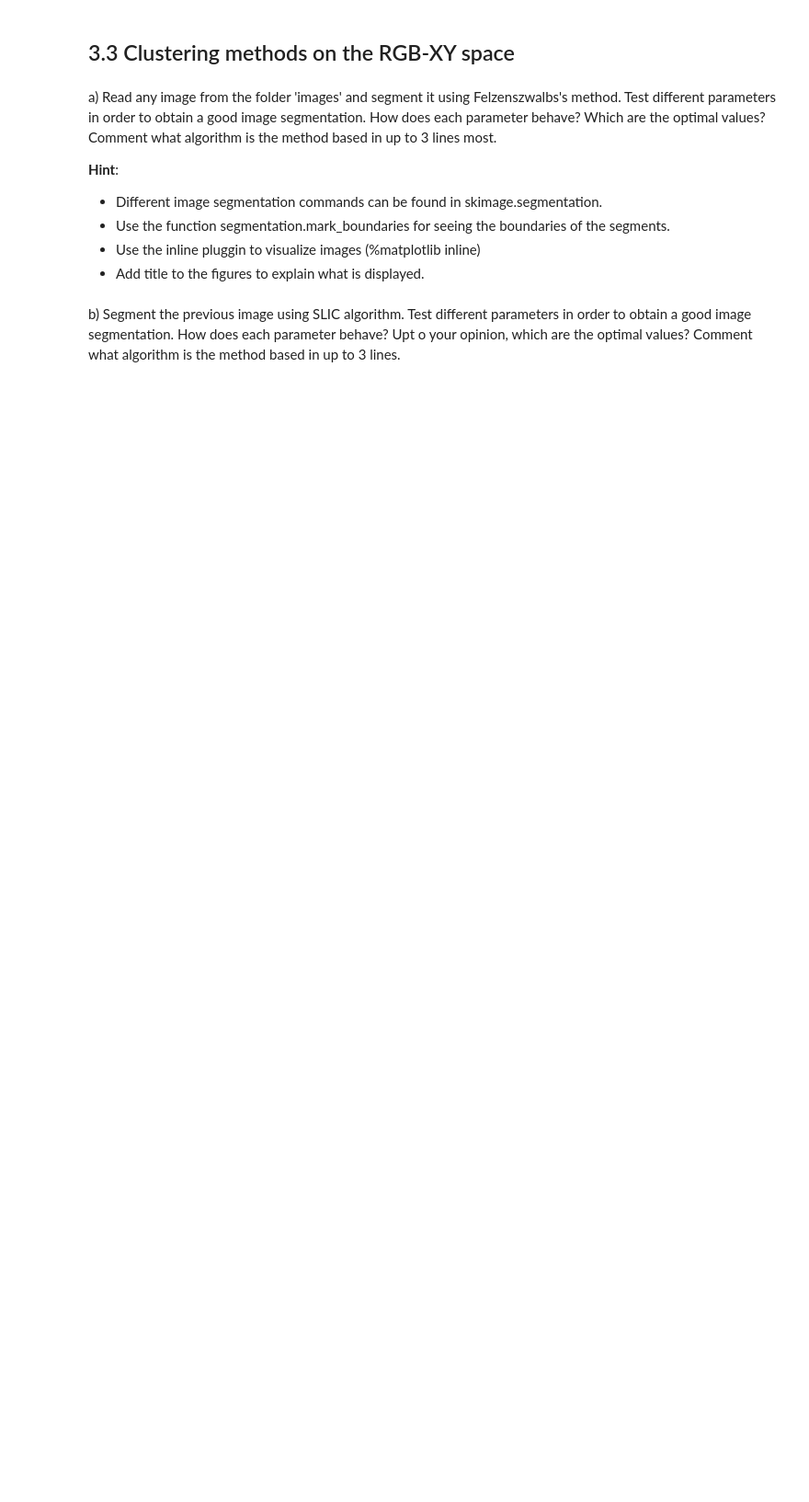
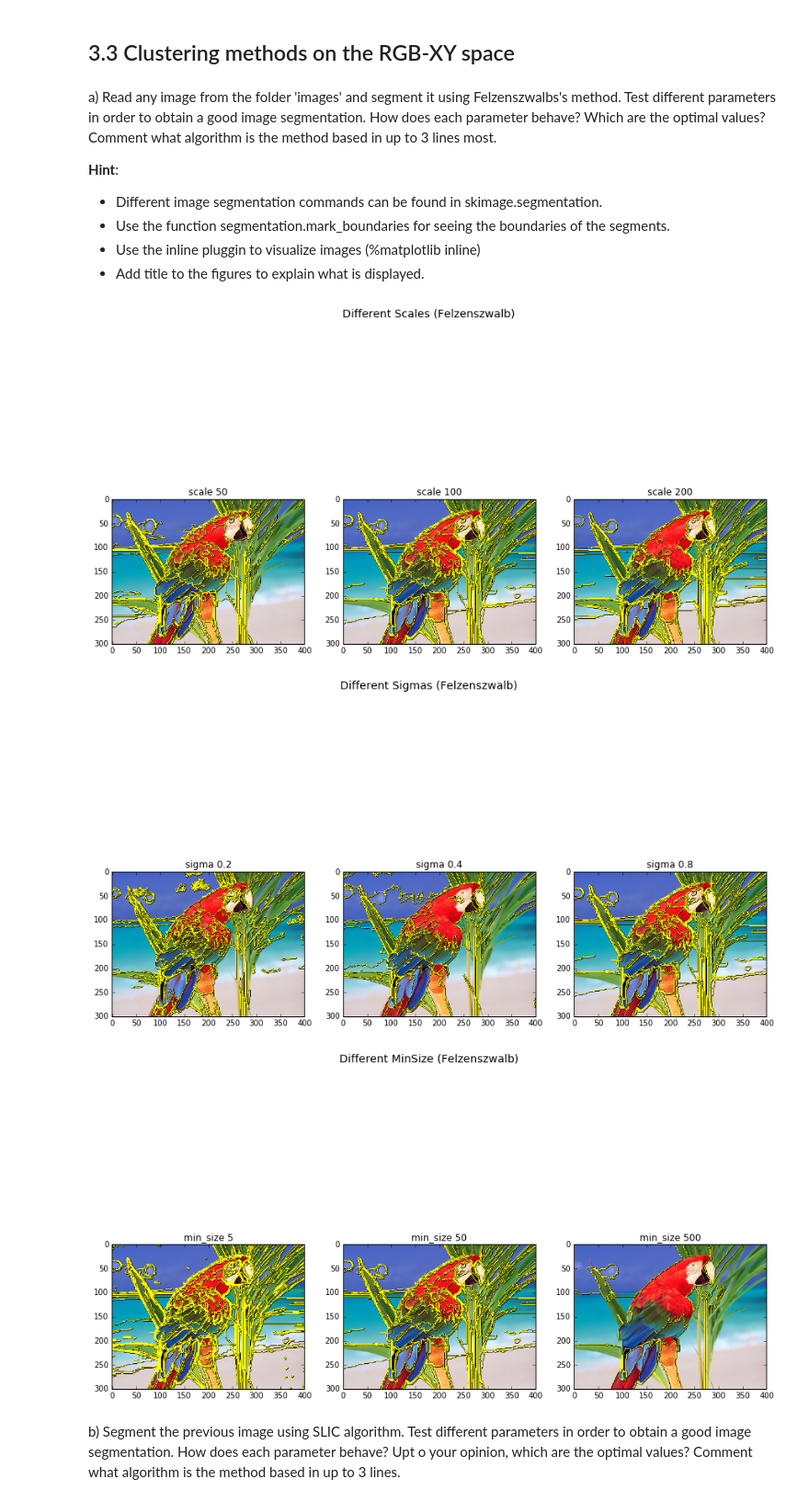
Before and after one commit to asterter5/Universidad, a Jupyter notebook: 3. Tercero/Visió Artificial/p3/p3.ipynb, the cells around one changed output. Shown at 92% size. Cells and saved outputs as stored; diff of their text form; code cells hidden in the pictures; blank space fills up the shorter version.

```diff
--- a/3. Tercero/Visió Artificial/p3/p3.ipynb
+++ b/3. Tercero/Visió Artificial/p3/p3.ipynb
@@ -283,5 +312,62 @@ a) Read any image from the folder 'images' and segment it using Felzenszwalbs's
 - Use the function segmentation.mark_boundaries for seeing the boundaries of the segments.
 - Use the inline pluggin to visualize images (%matplotlib inline)
 - Add title to the figures to explain what is displayed.
+# %%
+image = io.imread('images/loro.png')
+
+%matplotlib inline
+
+# Segmenting using Felzenszwalb w/ different scales
+segments_fz_01 = segmentation.felzenszwalb(image, scale=50, sigma=0.8, min_size=50)
+segments_fz_02 = segmentation.felzenszwalb(image, scale=100, sigma=0.8, min_size=50)
+segments_fz_03 = segmentation.felzenszwalb(image, scale=200, sigma=0.8, min_size=50)
+
+# Segmenting using Felzenszwalb w/ different sigmas
+segments_fz_04 = segmentation.felzenszwalb(image, scale=100, sigma=0.2, min_size=50)
+segments_fz_05 = segmentation.felzenszwalb(image, scale=100, sigma=0.4, min_size=50)
+segments_fz_06 = segmentation.felzenszwalb(image, scale=100, sigma=0.8, min_size=50)
+
+# Segmenting using Felzenszwalb w/ different min_size
+segments_fz_07 = segmentation.felzenszwalb(image, scale=100, sigma=0.8, min_size=5)
+segments_fz_08 = segmentation.felzenszwalb(image, scale=100, sigma=0.8, min_size=50)
+segments_fz_09 = segmentation.felzenszwalb(image, scale=100, sigma=0.8, min_size=500)
+
+# Show
+fig1, (ax0, ax1, ax2) = plt.subplots(ncols=3, figsize=(15, 10))
+fig2, (ax3, ax4, ax5) = plt.subplots(ncols=3, figsize=(15, 10))
+fig3, (ax6, ax7, ax8) = plt.subplots(ncols=3, figsize=(15, 10))
+
+fig1.suptitle('Different Scales (Felzenszwalb)', fontsize=14)
+ax0.set_title('scale 50')
+ax1.set_title('scale 100')
+ax2.set_title('scale 200')
+
+ax0.imshow(segmentation.mark_boundaries(image, segments_fz_01))
+ax1.imshow(segmentation.mark_boundaries(image, segments_fz_02))
+ax2.imshow(segmentation.mark_boundaries(image, segments_fz_03))
+
+fig2.suptitle('Different Sigmas (Felzenszwalb)', fontsize=14)
+ax3.set_title('sigma 0.2')
+ax4.set_title('sigma 0.4')
+ax5.set_title('sigma 0.8')
+
+ax3.imshow(segmentation.mark_boundaries(image, segments_fz_04))
+ax4.imshow(segmentation.mark_boundaries(image, segments_fz_05))
+ax5.imshow(segmentation.mark_boundaries(image, segments_fz_06))
+
+fig3.suptitle('Different MinSize (Felzenszwalb)', fontsize=14)
+ax6.set_title('min_size 5')
+ax7.set_title('min_size 50')
+ax8.set_title('min_size 500')
+
+ax6.imshow(segmentation.mark_boundaries(image, segments_fz_07))
+ax7.imshow(segmentation.mark_boundaries(image, segments_fz_08))
+ax8.imshow(segmentation.mark_boundaries(image, segments_fz_09))
+
+plt.show()
+# %% [output]
+[figure, added]
+[figure, added]
+[figure, added]
 # %% [markdown]
 b) Segment the previous image using SLIC algorithm. Test different parameters in order to obtain a good image segmentation. How does each parameter behave? Upt o your opinion, which are the optimal values? Comment what algorithm is the method based in up to 3 lines.
```
Also changed, not shown: parts of 7 cells of this notebook.
